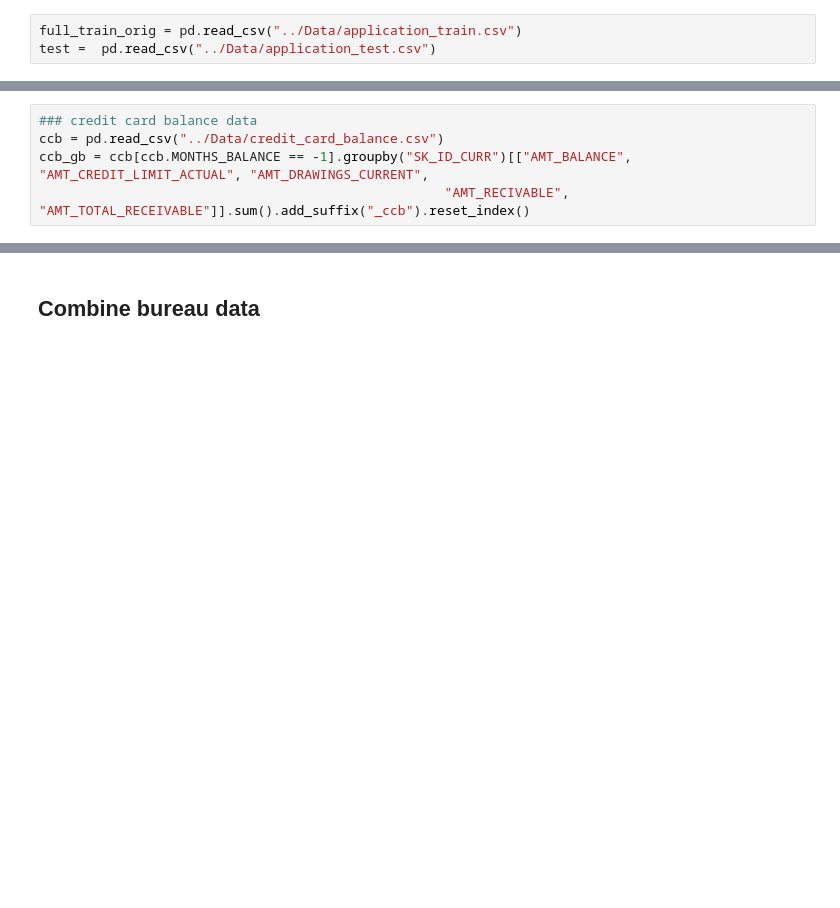
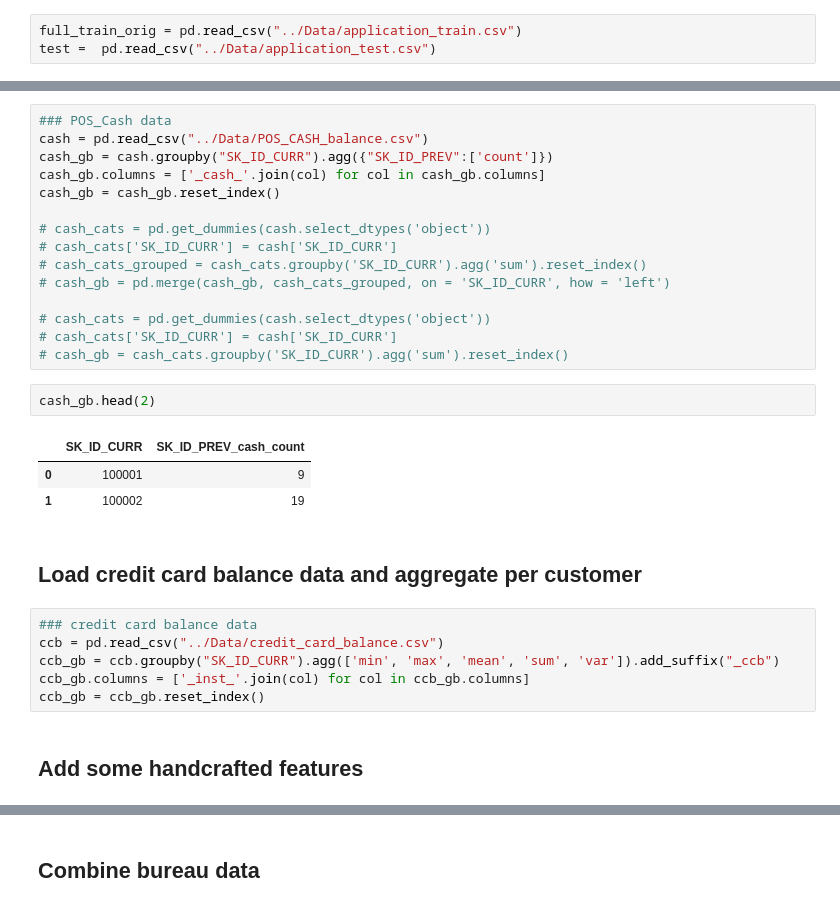
Before and after one commit to bikash617/home_credit_default_risk, a Jupyter notebook: home_credit_default_risk.ipynb, the cells around one changed output, grey strips where cells are left out. Cells and saved outputs as stored; diff of their text form; blank space fills up the shorter version.

```diff
--- a/home_credit_default_risk.ipynb
+++ b/home_credit_default_risk.ipynb
@@ -70,5 +129,31 @@ inst_gb = inst_gb.drop(["AMT_INSTALMENT_inst", "AMT_PAYMENT_inst"], axis=1)
+# %%
+### POS_Cash data
+cash = pd.read_csv("../Data/POS_CASH_balance.csv")
+cash_gb = cash.groupby("SK_ID_CURR").agg({"SK_ID_PREV":['count']})
+cash_gb.columns = ['_cash_'.join(col) for col in cash_gb.columns]
+cash_gb = cash_gb.reset_index()
+
+# cash_cats = pd.get_dummies(cash.select_dtypes('object'))
+# cash_cats['SK_ID_CURR'] = cash['SK_ID_CURR']
+# cash_cats_grouped = cash_cats.groupby('SK_ID_CURR').agg('sum').reset_index()
+# cash_gb = pd.merge(cash_gb, cash_cats_grouped, on = 'SK_ID_CURR', how = 'left')
+
+# cash_cats = pd.get_dummies(cash.select_dtypes('object'))
+# cash_cats['SK_ID_CURR'] = cash['SK_ID_CURR']
+# cash_gb = cash_cats.groupby('SK_ID_CURR').agg('sum').reset_index()
+# %%
+cash_gb.head(2)
+# %% [output]
+|  | SK_ID_CURR | SK_ID_PREV_cash_count |
+| 0 | 100001 | 9 |
+| 1 | 100002 | 19 |
+# %% [markdown]
+## Load credit card balance data and aggregate per customer
 # %%
 ### credit card balance data
 ccb = pd.read_csv("../Data/credit_card_balance.csv")
-ccb_gb = ccb[ccb.MONTHS_BALANCE == -1].groupby("SK_ID_CURR")[["AMT_BALANCE", "AMT_CREDIT_LIMIT_ACTUAL", "AMT_DRAWINGS_CURRENT",
-                                                    "AMT_RECIVABLE", "AMT_TOTAL_RECEIVABLE"]].sum().add_suffix("_ccb").reset_index()
+ccb_gb = ccb.groupby("SK_ID_CURR").agg(['min', 'max', 'mean', 'sum', 'var']).add_suffix("_ccb")
+ccb_gb.columns = ['_inst_'.join(col) for col in ccb_gb.columns]
+ccb_gb = ccb_gb.reset_index()
+# %% [markdown]
+## Add some handcrafted features
```
Also changed, not shown: parts of 51 cells of this notebook.
